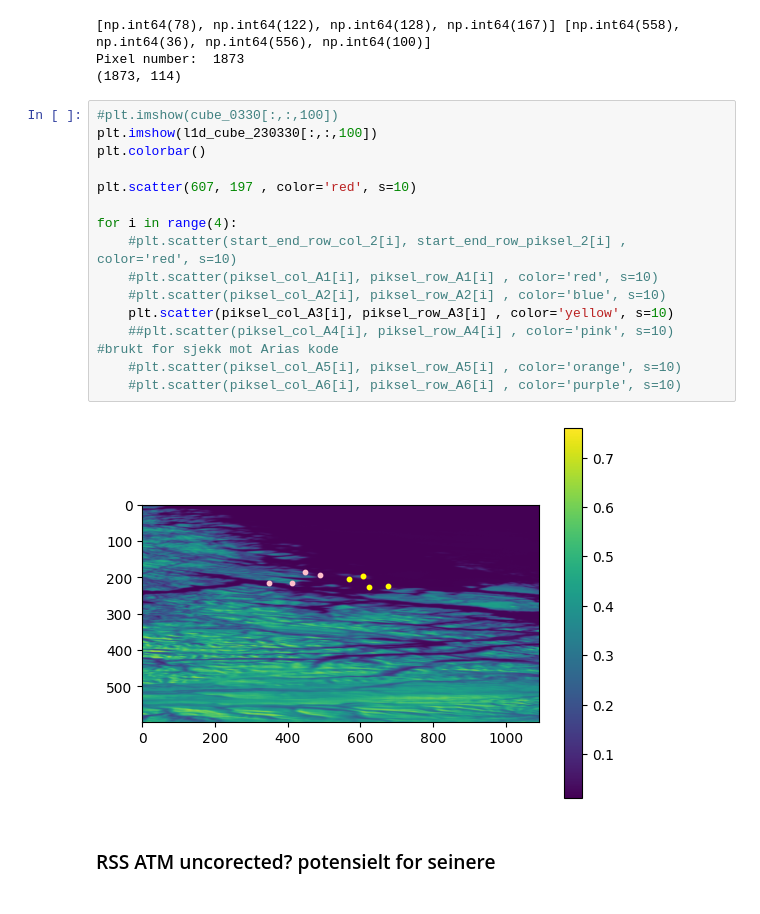
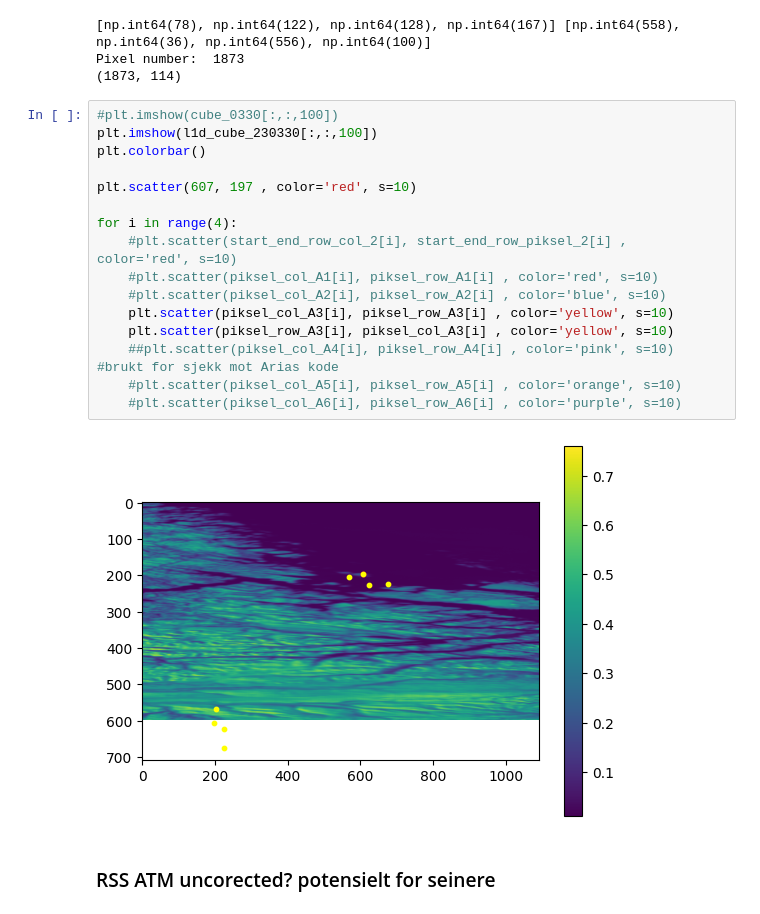
Before and after one commit to AnneMartheH/Vaar_2025, a Jupyter notebook: atm_corrected_h1/atm_c_march_all_areas.ipynb, the cells around one changed output. Saved outputs shown, nothing was run; the diff lists cells and outputs as text.

```diff
--- a/atm_corrected_h1/atm_c_march_all_areas.ipynb
+++ b/atm_corrected_h1/atm_c_march_all_areas.ipynb
@@ -762,20 +762,21 @@ Pixel number:  1873
 # %%
 #plt.imshow(cube_0330[:,:,100])
 plt.imshow(l1d_cube_230330[:,:,100])
 plt.colorbar()
 
 plt.scatter(607, 197 , color='red', s=10)
 
 for i in range(4):
     #plt.scatter(start_end_row_col_2[i], start_end_row_piksel_2[i] , color='red', s=10)
     #plt.scatter(piksel_col_A1[i], piksel_row_A1[i] , color='red', s=10)
     #plt.scatter(piksel_col_A2[i], piksel_row_A2[i] , color='blue', s=10)
     plt.scatter(piksel_col_A3[i], piksel_row_A3[i] , color='yellow', s=10)
+    plt.scatter(piksel_row_A3[i], piksel_col_A3[i] , color='yellow', s=10)
     ##plt.scatter(piksel_col_A4[i], piksel_row_A4[i] , color='pink', s=10) #brukt for sjekk mot Arias kode
     #plt.scatter(piksel_col_A5[i], piksel_row_A5[i] , color='orange', s=10)
     #plt.scatter(piksel_col_A6[i], piksel_row_A6[i] , color='purple', s=10)
 # %% [output]
-[figure, old version]
+[figure, new version]
 # %% [markdown]
 ### RSS ATM uncorected? potensielt for seinere
 # %% [markdown]
```
Also changed, not shown: parts of 1 cell of this notebook, 6 other files.
